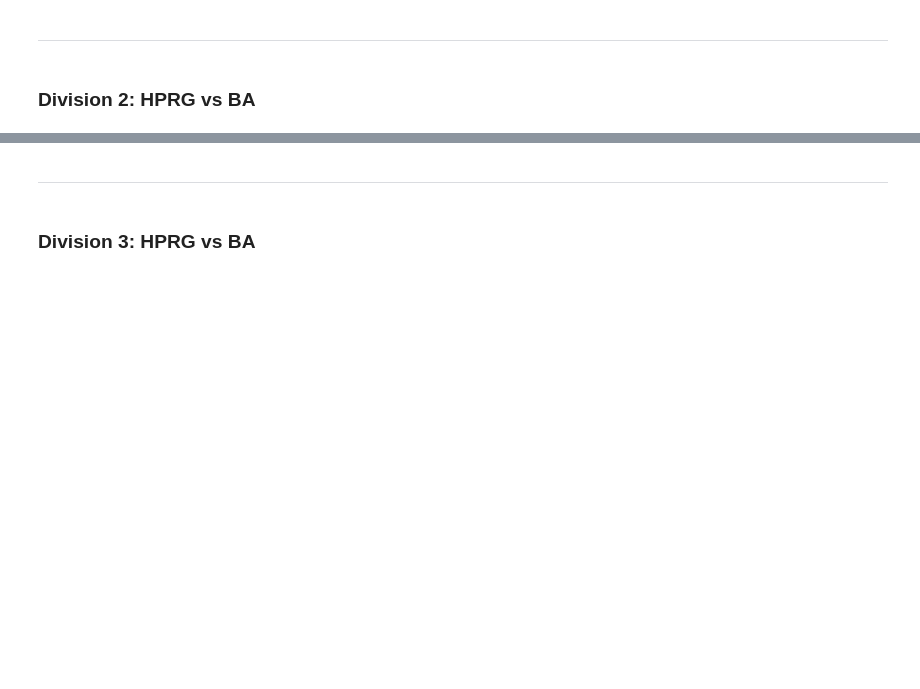
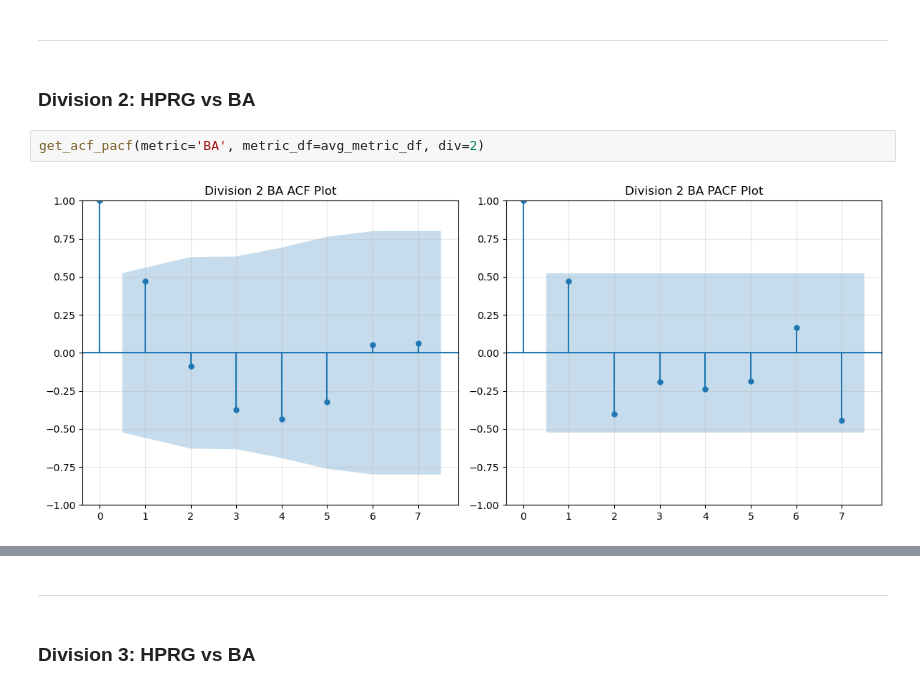
Before and after one commit to jeremym3817/DS4420-BiggsMarino-Final-Project, a Jupyter notebook: Jeremy Marino - DS4420 TimeSeries.ipynb, the cells around one changed output, grey strips where cells are left out. Cells and saved outputs as stored; diff of their text form; blank space fills up the shorter version.

```diff
--- a/Jeremy Marino - DS4420 TimeSeries.ipynb
+++ b/Jeremy Marino - DS4420 TimeSeries.ipynb
@@ -1028,3 +1028,7 @@ ar_ba_div1 = list(panel_ar(divison_1_df, 'BA', div=1, lag=1, test_years=2, forec
 ***
 # %% [markdown]
 ### Division 2: HPRG vs BA
+# %%
+get_acf_pacf(metric='BA', metric_df=avg_metric_df, div=2)
+# %% [output]
+[figure, added]
```
Also changed, not shown: parts of 9 cells of this notebook.
